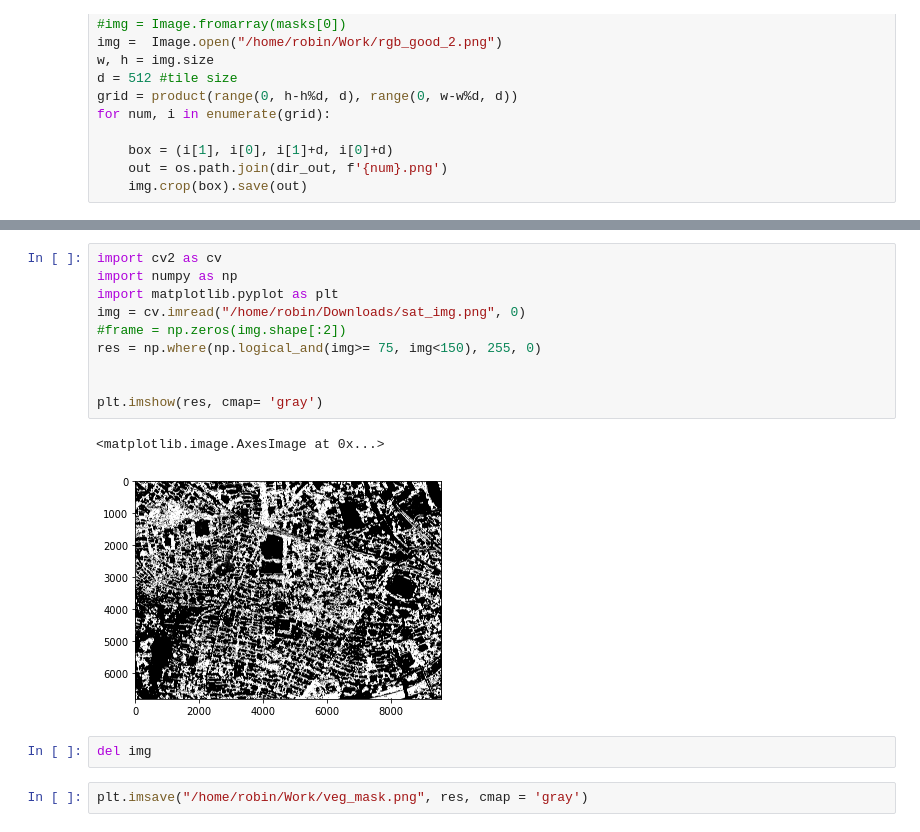
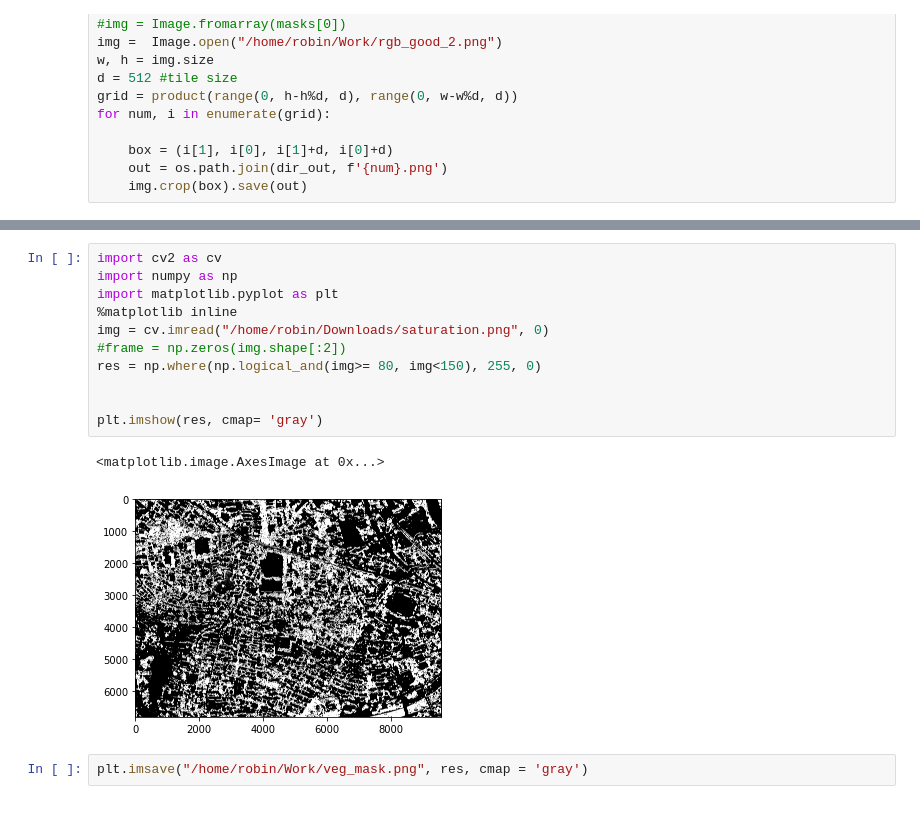
Before and after one commit to robinjacobroy/tree_counting, a Jupyter notebook: Trackbar.ipynb, the cells around one changed output, grey strips where cells are left out. Drawn from its saved outputs; the diff is of its cells as text.

```diff
--- a/Trackbar.ipynb
+++ b/Trackbar.ipynb
@@ -551,18 +560,17 @@ Done
 # %%
 import cv2 as cv
 import numpy as np
 import matplotlib.pyplot as plt
-img = cv.imread("/home/robin/Downloads/sat_img.png", 0)
+%matplotlib inline
+img = cv.imread("/home/robin/Downloads/saturation.png", 0)
 #frame = np.zeros(img.shape[:2])
-res = np.where(np.logical_and(img>= 75, img<150), 255, 0)
+res = np.where(np.logical_and(img>= 80, img<150), 255, 0)
 
 
 plt.imshow(res, cmap= 'gray')
 # %% [output]
 <matplotlib.image.AxesImage at 0x...>
-[figure, old version]
+[figure, new version]
-# %%
-del img
 # %%
 plt.imsave("/home/robin/Work/veg_mask.png", res, cmap = 'gray')
 # %%
```
Also changed, not shown: parts of 13 cells of this notebook.
